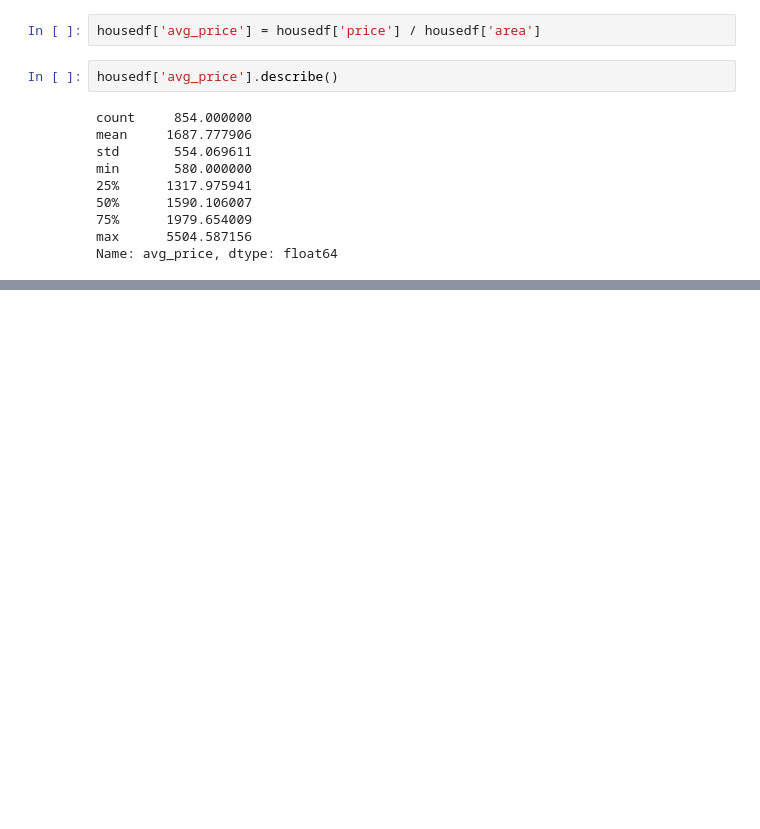
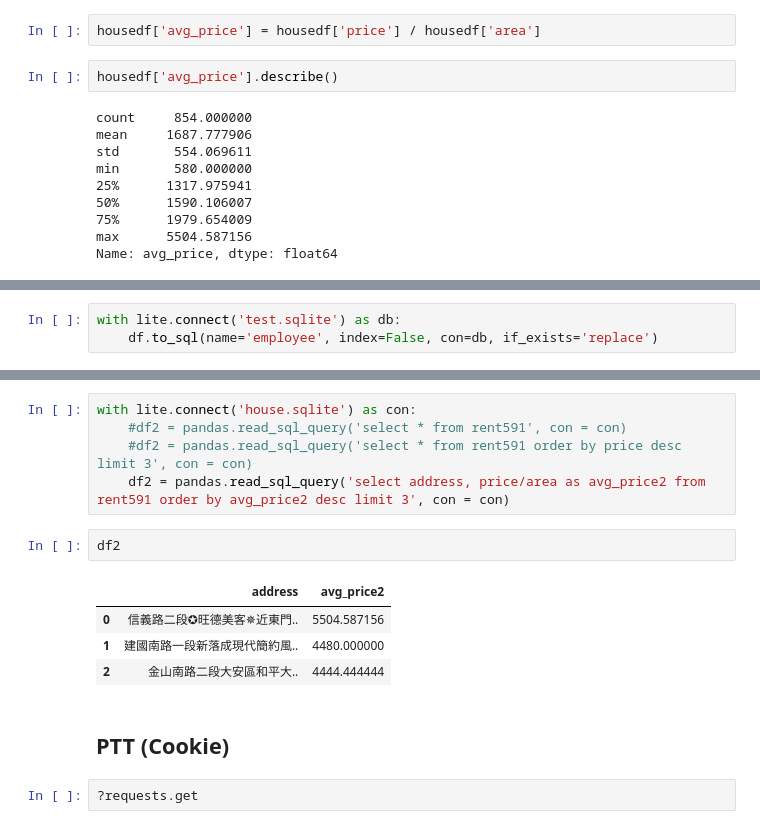
Before and after one commit to ywchiu/cathaytm, a Jupyter notebook: Demo20191018.ipynb, the cells around one changed output, grey strips where cells are left out. Cells and saved outputs as stored; diff of their text form; blank space fills up the shorter version.

```diff
--- a/Demo20191018.ipynb
+++ b/Demo20191018.ipynb
@@ -562,0 +635,3 @@ housedf.sort_values('avg_price', ascending= False).head(3)
+# %%
+with lite.connect('test.sqlite') as db:
+    df.to_sql(name='employee', index=False, con=db, if_exists='replace')
@@ -562,0 +658,16 @@ housedf.sort_values('avg_price', ascending= False).head(3)
+# %%
+with lite.connect('house.sqlite') as con:
+    #df2 = pandas.read_sql_query('select * from rent591', con = con)
+    #df2 = pandas.read_sql_query('select * from rent591 order by price desc limit 3', con = con)
+    df2 = pandas.read_sql_query('select address, price/area as avg_price2 from rent591 order by avg_price2 desc limit 3', con = con)
+# %%
+df2
+# %% [output]
+|  | address | avg_price2 |
+| 0 | 信義路二段✪旺德美客✵近東門.. | 5504.587156 |
+| 1 | 建國南路一段新落成現代簡約風.. | 4480.000000 |
+| 2 | 金山南路二段大安區和平大.. | 4444.444444 |
+# %% [markdown]
+## PTT (Cookie)
+# %%
+?requests.get
```
Also changed, not shown: parts of 31 cells of this notebook.
